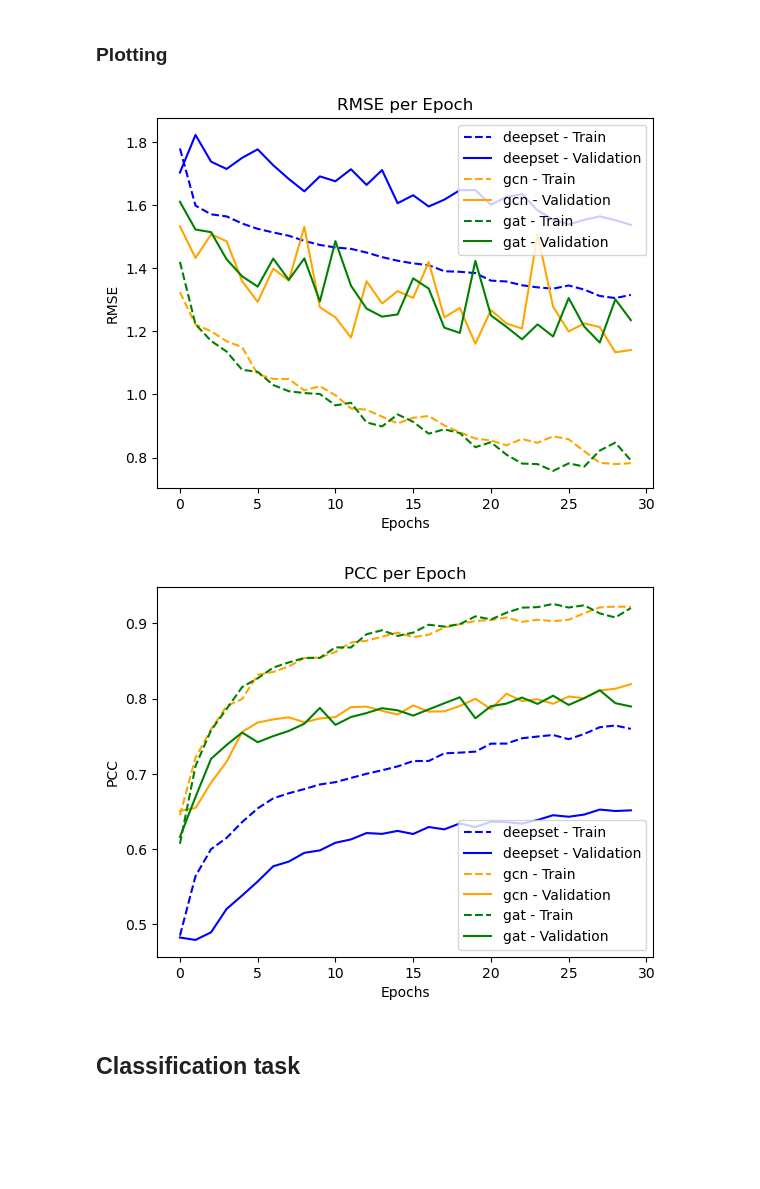
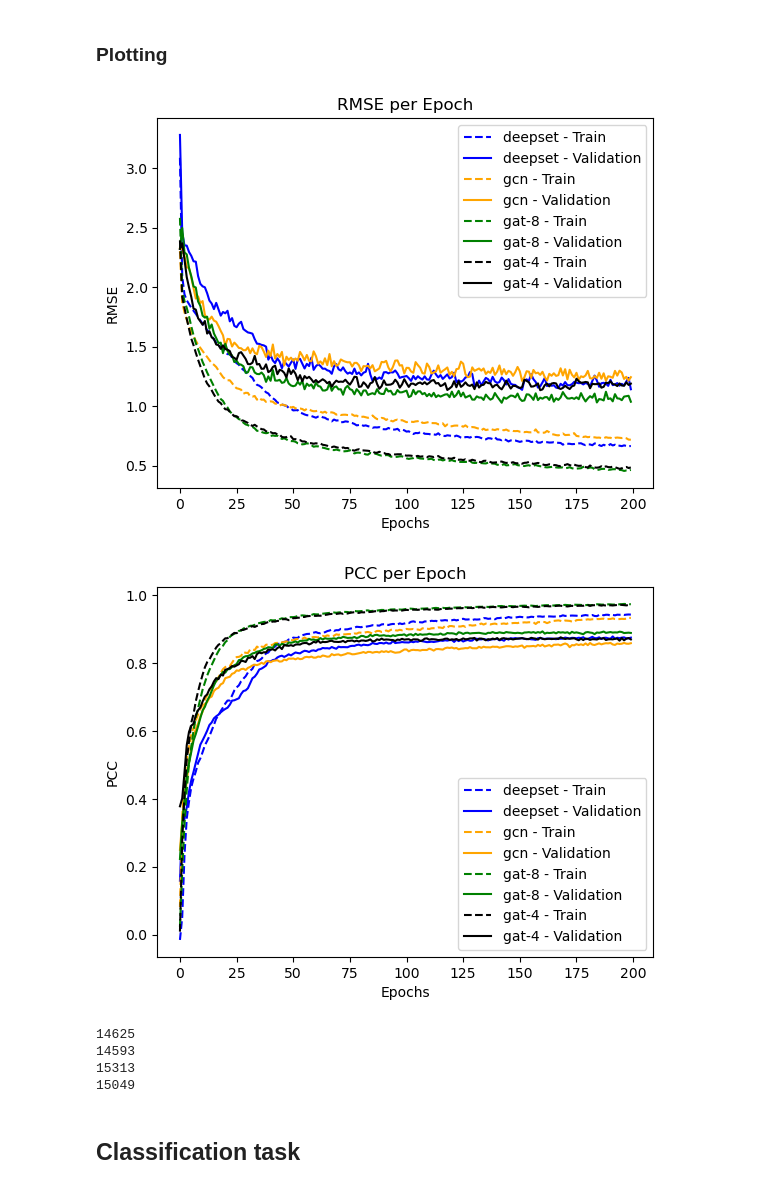
Before and after one commit to Jacob-sandstrom/DAT625-Structured-machine-learning, a Jupyter notebook: Structured_ML_Project1_Notebook.ipynb, the cells around one changed output. Drawn from its saved outputs; the diff is of its cells as text; code cells hidden in the pictures; blank space fills up the shorter version.

```diff
--- a/Structured_ML_Project1_Notebook.ipynb
+++ b/Structured_ML_Project1_Notebook.ipynb
@@ -216,6 +223,5 @@ class DeepSet(torch.nn.Module):
 # %%
 class GCN(torch.nn.Module):
-  # TODO: Implement GCN model.
   def __init__(self, in_channels, hidden_channels, out_channels):
     super().__init__()
 
@@ -223,34 +229,32 @@ class GCN(torch.nn.Module):
     self.hidden_channels = hidden_channels
     self.out_channels = out_channels
 
-    self.gcn = geom.nn.models.GCN(in_channels, hidden_channels, 5, out_channels)
+    self.gcn = geom.nn.models.GCN(in_channels, hidden_channels, 3, out_channels)
 
 
-
-    # raise NotImplementedError
-
   def forward(self, x, edge_index, batch):
-    # A = geom.utils.to_dense_adj(batch.edge_index, batch=batch.batch)
-    # print(A)
-    return self.gcn(x, edge_index, batch=batch)
-    # raise NotImplementedError
+    x = self.gcn(x, edge_index, batch=batch)
+    x = geom.nn.global_mean_pool(x, batch)
+    # return self.external_model(x)
+    return x
 # %%
 class GAT(torch.nn.Module):
-  # TODO: Implement GAT model.
-  def __init__(self, in_channels, hidden_channels, out_channels):
+  def __init__(self, in_channels, hidden_channels, out_channels, heads):
     super().__init__()
+
+    self.heads = heads
 
     self.in_channels = in_channels
     self.hidden_channels = hidden_channels
     self.out_channels = out_channels
 
-    self.gat = geom.nn.models.GAT(in_channels, hidden_channels, 5, out_channels)
-    # raise NotImplementedError
-
+    self.gat = geom.nn.models.GAT(in_channels, hidden_channels, 3, out_channels, heads = heads)
 
   def forward(self, x, edge_index, batch):
-    return self.gat(x, edge_index, batch=batch)
-    # raise NotImplementedError
+    x = self.gat(x, edge_index, batch=batch)
+    x = geom.nn.global_mean_pool(x, batch)
+    # return self.external_model(x)
+    return x
 # %% [markdown]
 ## Regression task
 # %% [markdown]
@@ -333,3 +280,10 @@ gat_regression = MolecularGraphRegression(
+# %%
+# REGRESSION TASK: MODELS
+emb_dim = 16
+
+in_features = node_features * emb_dim
+hidden_features = 64
+out_features = 1
 # %% [markdown]
 ### Train and evaluate models for ESOL regression
 # %%
@@ -461,36 +539,44 @@ display(deepset_results)
 # %% [markdown]
 ### Plotting
 # %%
-# TODO: Present results for the regression task and compare model types (see instructions in the assignment pdf).
-# This can be in the form of tables or graphs or however you see fit, ensure your comparison is comparable between architectures and model runs
 
-# print(val_metrics)
-colors = ["blue", "orange", "green"]
+colors = ["blue", "orange", "green", "black"]
 for model in models:
-    # for iter in range(replications):
     plt.plot(np.mean(np.array(model_data_regression[model.name]["train"]["rmse"]), axis=0), label=f"{model.name} - Train", linestyle="--", color=colors[models.index(model)])
     plt.plot(np.mean(np.array(model_data_regression[model.name]["val"]["rmse"]), axis=0), label=f"{model.name} - Validation", color=colors[models.index(model)])
 
 plt.title("RMSE per Epoch")
 plt.xlabel("Epochs")
 plt.ylabel("RMSE")
 plt.legend()
 plt.show()
 
-# print(pcc_vals[0])
+
 for model in models:
-    # for iter in range(replications):
     plt.plot(np.mean(np.array(model_data_regression[model.name]["train"]["pcc"]), axis=0), label=f"{model.name} - Train", linestyle="--", color=colors[models.index(model)])
     plt.plot(np.mean(np.array(model_data_regression[model.name]["val"]["pcc"]), axis=0), label=f"{model.name} - Validation", color=colors[models.index(model)])
 
 plt.title("PCC per Epoch")
 plt.xlabel("Epochs")
 plt.ylabel("PCC")
 plt.legend()
 plt.show()
 # %% [output]
-[figure, old version]
+[figure, new version]
-[figure, old version]
+[figure, new version]
+# %%
+models = [deepset_regression, gcn_regression, gat_8_regression, gat_4_regression]
+for model in models:
+    # pytorch_total_params = sum(p.numel() for p in model.parameters())
+    # print(pytorch_total_params)
+
+    pytorch_total_trainable_params = sum(p.numel() for p in model.parameters() if p.requires_grad)
+    print(pytorch_total_trainable_params)
+# %% [output]
+14625
+14593
+15313
+15049
 # %%
 # raise NotImplementedError
 # %% [markdown]
```
Also changed, not shown: parts of 19 cells of this notebook, 1 other file.
